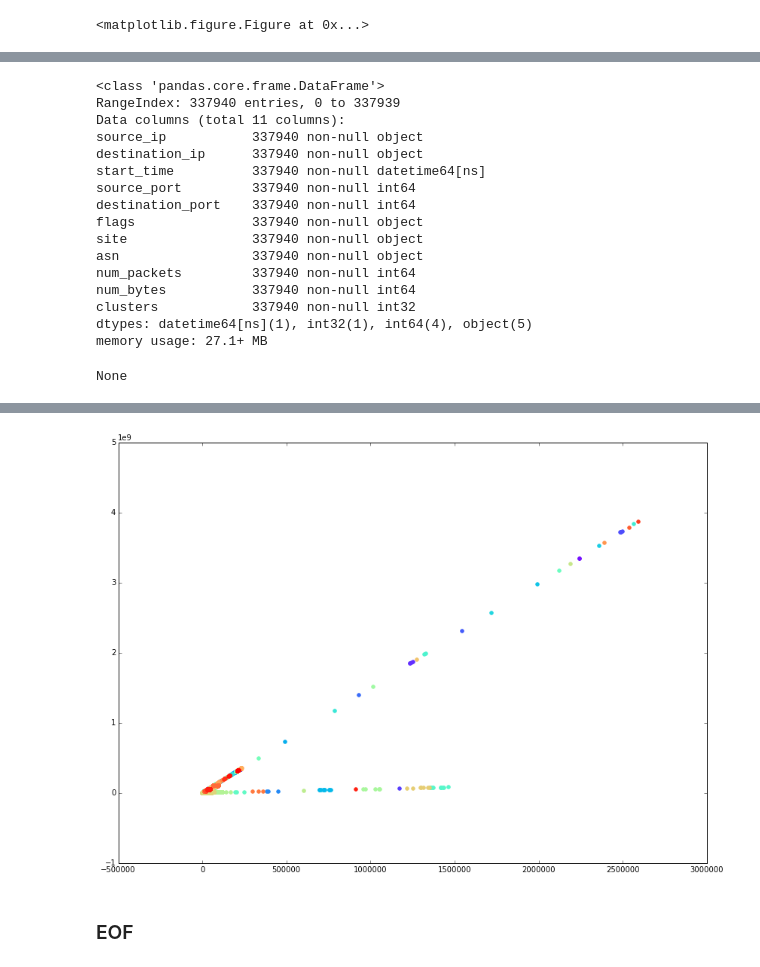
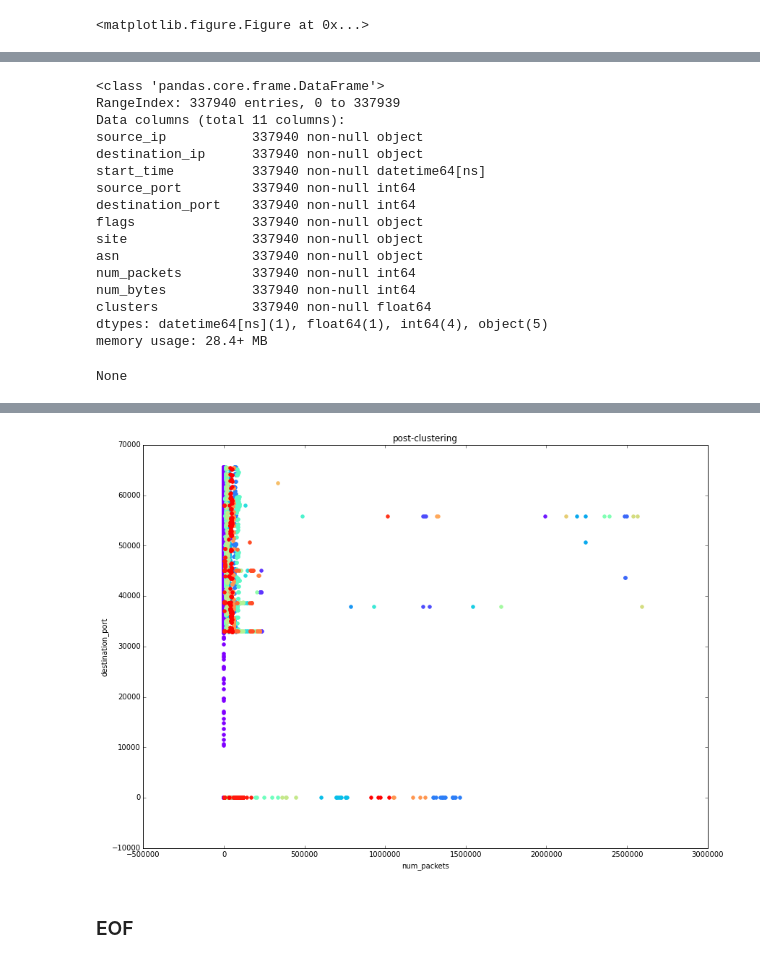
Before and after one commit to llathrop/ud919, a Jupyter notebook: DetectingNetAttacks.ipynb, the cells around one changed output, grey strips where cells are left out. Cells and saved outputs as stored; diff of their text form; code cells hidden in the pictures.

Commit message:
feat: more data analysis

```diff
--- a/DetectingNetAttacks.ipynb
+++ b/DetectingNetAttacks.ipynb
@@ -225,10 +244,10 @@ plt.close()
 <matplotlib.figure.Figure at 0x...>
 # %%
 def kmeansPlusmeanshift(data):
-    startingClusterSize=int(len(data)*.001)
+    startingClusterSize=int(len(data)*.05)
     print "kmeans.... for {} clusters".format(startingClusterSize)
     k_means =KMeans(n_clusters=startingClusterSize,n_jobs=10)
-    k_means.fit(data.sample(frac=0.5).values)
+    k_means.fit(data.sample(frac=0.25).values)
     clusters=k_means.cluster_centers_
     print clusters[:15]
 
@@ -336,41 +297,42 @@ colors = cm.rainbow(np.linspace(0, 1, numclusters))
 
 for cluster in range(numclusters):
     plt.scatter(data[data['clusters']==cluster]['num_packets'],
-             data[data['clusters']==cluster]['num_bytes'],
+             data[data['clusters']==cluster]['destination_port'],
              color=colors[cluster])
-             #color=colors[locations[locations['cluster']==cluster]['cluster']])
-
+plt.title('post-clustering')
+plt.xlabel('num_packets')
+plt.ylabel('destination_port')
 plt.show()
 plt.close()
 # %% [output]
 <class 'pandas.core.frame.DataFrame'>
 RangeIndex: 337940 entries, 0 to 337939
 Data columns (total 11 columns):
 source_ip           337940 non-null object
 destination_ip      337940 non-null object
 start_time          337940 non-null datetime64[ns]
 source_port         337940 non-null int64
 destination_port    337940 non-null int64
 flags               337940 non-null object
 site                337940 non-null object
 asn                 337940 non-null object
 num_packets         337940 non-null int64
 num_bytes           337940 non-null int64
-clusters            337940 non-null int32
-dtypes: datetime64[ns](1), int32(1), int64(4), object(5)
-memory usage: 27.1+ MB
+clusters            337940 non-null float64
+dtypes: datetime64[ns](1), float64(1), int64(4), object(5)
+memory usage: 28.4+ MB
 None
 |  | source_ip | destination_ip | start_time | source_port | destination_port | flags | site | asn | ... |
 | 0 | 135.b1d10.d1c38.20 | 135.0777d.04511.237 | 1970-01-01 00:00:01.415749946 | 22 | 45092 | -AP--- | 45c48 | c4ca4 | ... |
 | 1 | 135.0777d.04511.237 | 135.b1d10.13fe9.91 | 1970-01-01 00:00:01.415477729 | 45603 | 22 | -A----,-AP--- | 45c48 | c4ca4 | ... |
 | 2 | 135.0777d.04511.237 | 135.b1d10.13fe9.71 | 1970-01-01 00:00:01.415702327 | 45596 | 22 | -A----,-AP--- | 45c48 | c4ca4 | ... |
 | 3 | 135.b1d10.d1c38.119 | 135.0777d.04511.237 | 1970-01-01 00:00:01.415754478 | 22 | 50107 | -AP--- | 45c48 | c4ca4 | ... |
 | 4 | 135.b1d10.13fe9.56 | 135.0777d.04511.237 | 1970-01-01 00:00:01.415749597 | 22 | 45580 | -AP--- | 45c48 | c4ca4 | ... |
 | 5 | 135.b1d10.d1c38.72 | 135.0777d.04511.237 | 1970-01-01 00:00:01.415745508 | 22 | 51595 | -AP--- | 45c48 | c4ca4 | ... |
 | 6 | 135.b1d10.d1c38.126 | 135.0777d.04511.237 | 1970-01-01 00:00:01.415754317 | 22 | 38662 | -AP--- | 45c48 | c4ca4 | ... |
 | 7 | 135.0777d.04511.237 | 135.b1d10.d1c38.37 | 1970-01-01 00:00:01.415427333 | 48823 | 22 | -A----,-AP--- | 45c48 | c4ca4 | ... |
 | 8 | 135.0777d.04511.237 | 135.b1d10.d1c38.112 | 1970-01-01 00:00:01.415584036 | 51452 | 22 | -A----,-AP--- | 45c48 | c4ca4 | ... |
 | 9 | 135.0777d.04511.237 | 135.b1d10.d1c38.20 | 1970-01-01 00:00:01.415582789 | 45092 | 22 | -A----,-AP--- | 45c48 | c4ca4 | ... |
-[figure, old version]
+[figure, new version]
 # %% [markdown]
 ### EOF
```
Also changed, not shown: parts of 2 cells of this notebook.
